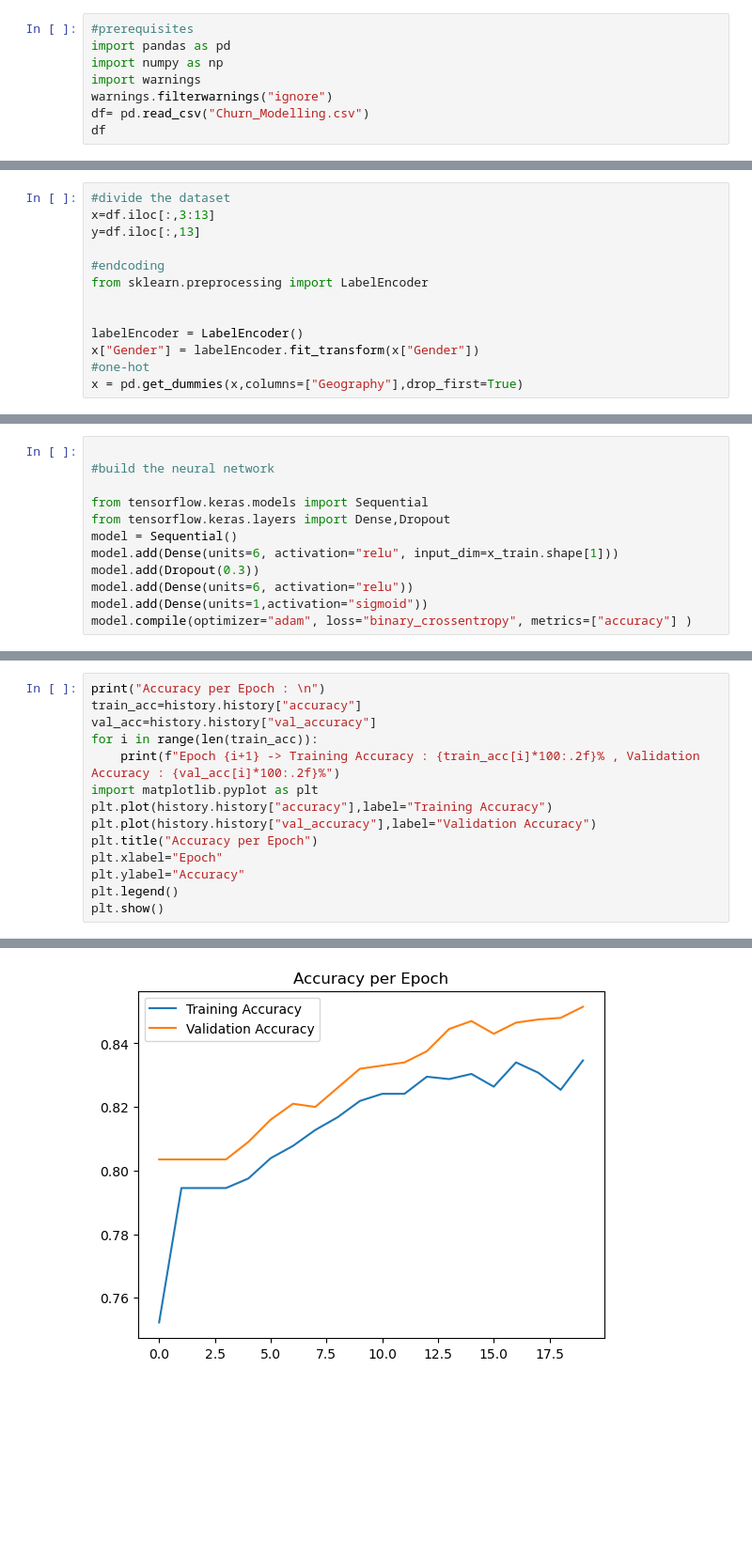
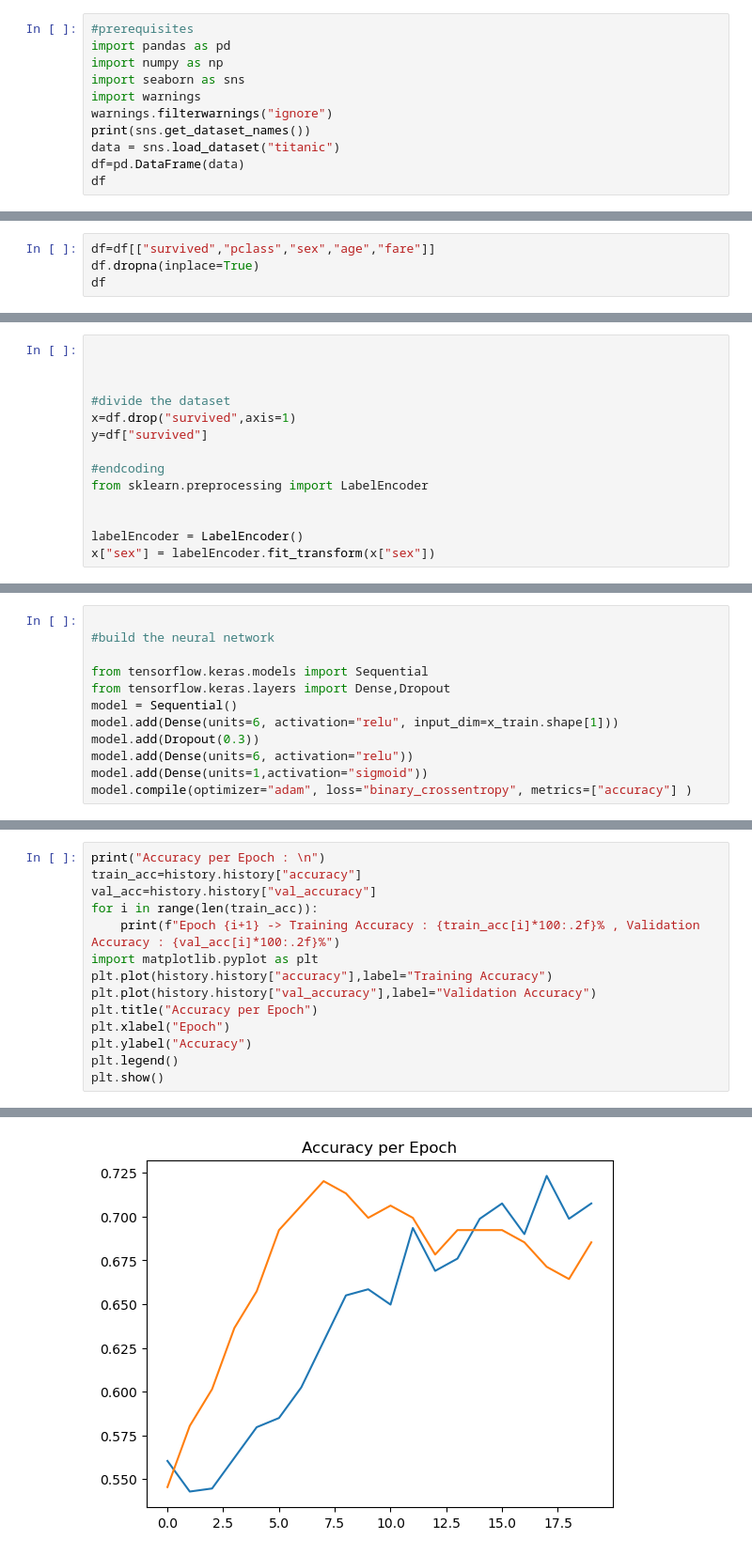
Before and after one commit to aryandumale04/Labaoratory-Practice---3, a Jupyter notebook: LP-3/ML/3. Customer Churn.ipynb, the cells around one changed output, grey strips where cells are left out. Shown at 94% size. Saved outputs shown, nothing was run; the diff lists cells and outputs as text; blank space fills up the shorter version.

```diff
--- a/LP-3/ML/3. Customer Churn.ipynb
+++ b/LP-3/ML/3. Customer Churn.ipynb
@@ -2,8 +2,11 @@
 #prerequisites
 import pandas as pd
 import numpy as np
+import seaborn as sns
 import warnings
 warnings.filterwarnings("ignore")
-df= pd.read_csv("Churn_Modelling.csv")
+print(sns.get_dataset_names())
+data = sns.load_dataset("titanic")
+df=pd.DataFrame(data)
 df
 # %% [output]
@@ -22,0 +27,4 @@ df
+# %%
+df=df[["survived","pclass","sex","age","fare"]]
+df.dropna(inplace=True)
+df
@@ -23,16 +45,17 @@ df
 # %%
+
+
+
 #divide the dataset
-x=df.iloc[:,3:13]
-y=df.iloc[:,13]
+x=df.drop("survived",axis=1)
+y=df["survived"]
 
 #endcoding
 from sklearn.preprocessing import LabelEncoder
 
 
 labelEncoder = LabelEncoder()
-x["Gender"] = labelEncoder.fit_transform(x["Gender"])
-#one-hot
-x = pd.get_dummies(x,columns=["Geography"],drop_first=True)
+x["sex"] = labelEncoder.fit_transform(x["sex"])
 # %%
 #split the data and then notrmalise it
 from sklearn.model_selection import train_test_split
@@ -84,8 +107,8 @@ import matplotlib.pyplot as plt
 plt.plot(history.history["accuracy"],label="Training Accuracy")
 plt.plot(history.history["val_accuracy"],label="Validation Accuracy")
 plt.title("Accuracy per Epoch")
-plt.xlabel="Epoch"
-plt.ylabel="Accuracy"
+plt.xlabel("Epoch")
+plt.ylabel("Accuracy")
 plt.legend()
 plt.show()
 # %% [output]
@@ -109,4 +133,4 @@ Epoch 20 -> Training Accuracy : 83.46% , Validation Accuracy : 85.15%
-[figure, old version]
+[figure, new version]
 # %%
 y_pred=model.predict(x_test)
 y_pred = (y_pred > 0.5)
```
Also changed, not shown: parts of 6 cells of this notebook, 8 other files.
